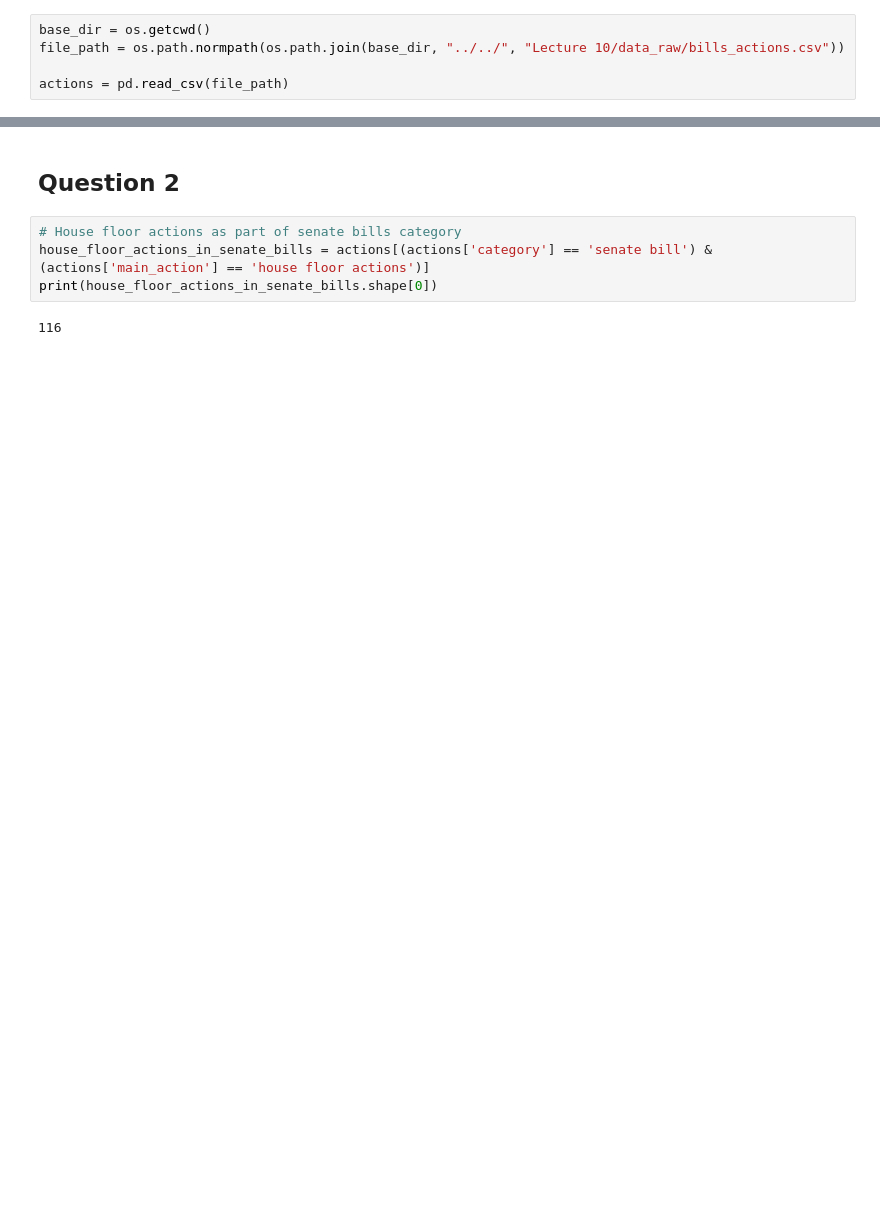
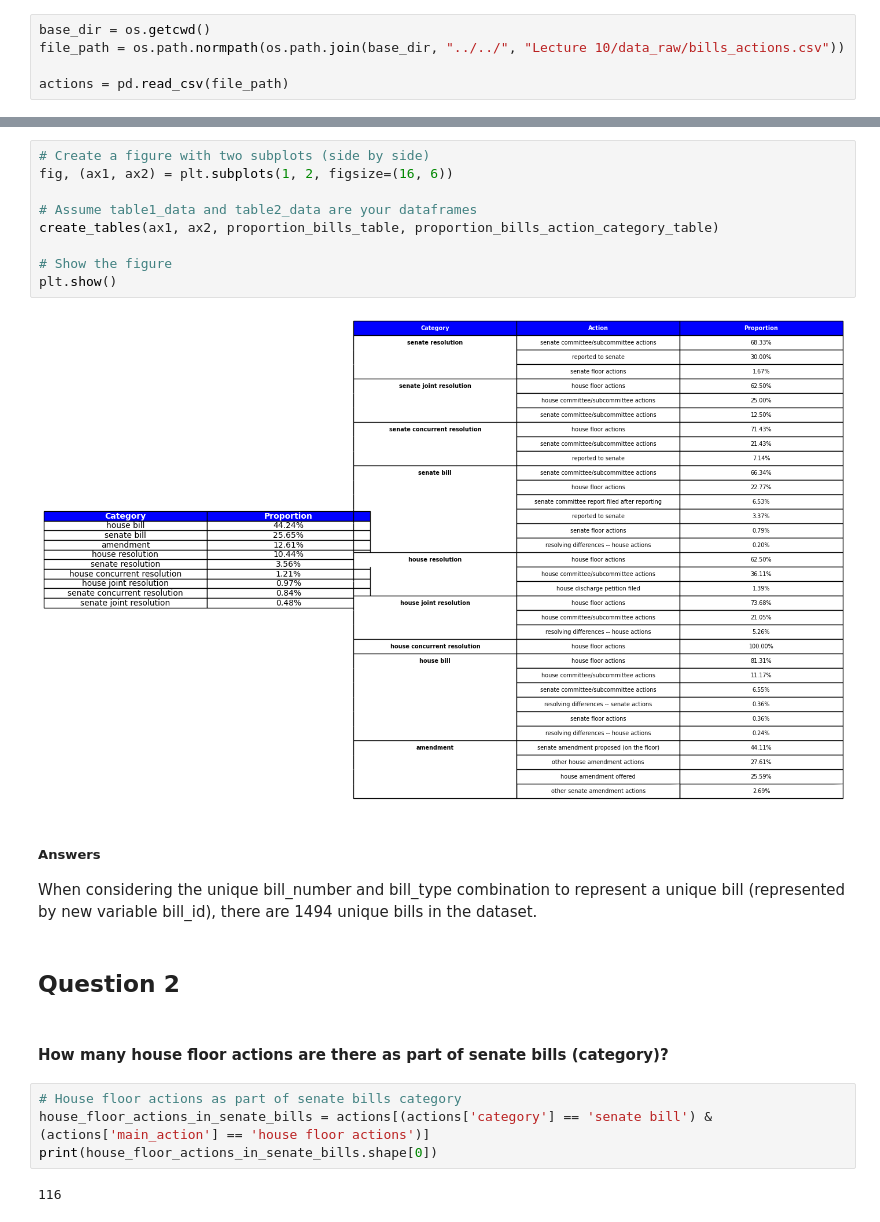
Before and after one commit to jubarringer098/qtm530fall2024, a Jupyter notebook: Homework/Homework 4/hw4.ipynb, the cells around one changed output, grey strips where cells are left out. Saved outputs shown, nothing was run; the diff lists cells and outputs as text; blank space fills up the shorter version.

```diff
--- a/Homework/Homework 4/hw4.ipynb
+++ b/Homework/Homework 4/hw4.ipynb
@@ -48,5 +207,22 @@ Name: proportion, Length: 2491, dtype: float64
+# %%
+# Create a figure with two subplots (side by side)
+fig, (ax1, ax2) = plt.subplots(1, 2, figsize=(16, 6))
+
+# Assume table1_data and table2_data are your dataframes
+create_tables(ax1, ax2, proportion_bills_table, proportion_bills_action_category_table)
+
+# Show the figure
+plt.show()
+# %% [output]
+[figure, added]
+# %% [markdown]
+##### Answers
+
+When considering the unique bill_number and bill_type combination to represent a unique bill (represented by new variable bill_id), there are 1494  unique bills in the dataset.
 # %% [markdown]
 ## Question 2
+# %% [markdown]
+#### How many house floor actions are there as part of senate bills (category)?
 # %%
 # House floor actions as part of senate bills category
 house_floor_actions_in_senate_bills = actions[(actions['category'] == 'senate bill') & (actions['main_action'] == 'house floor actions')]
```
Also changed, not shown: parts of 21 cells of this notebook, 1 other file.
